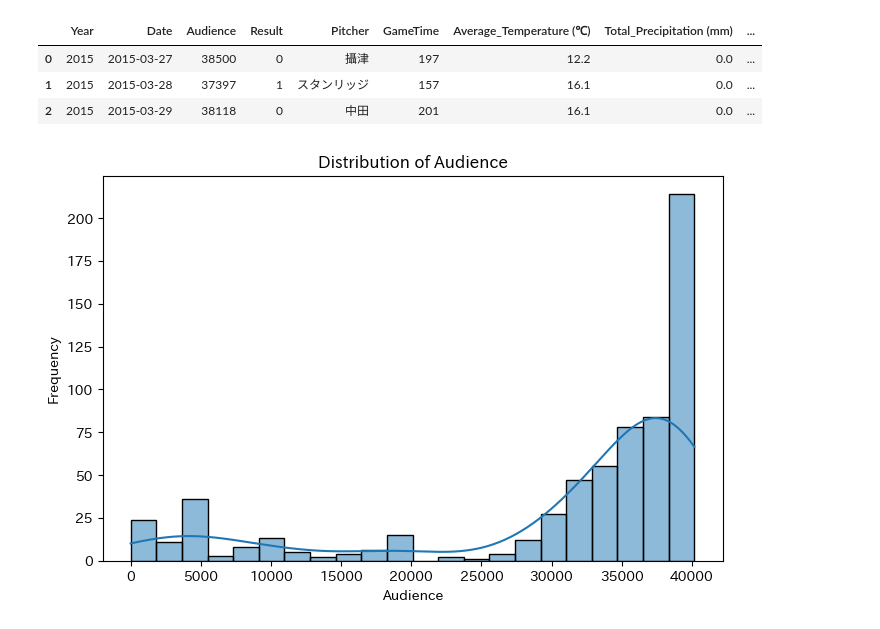
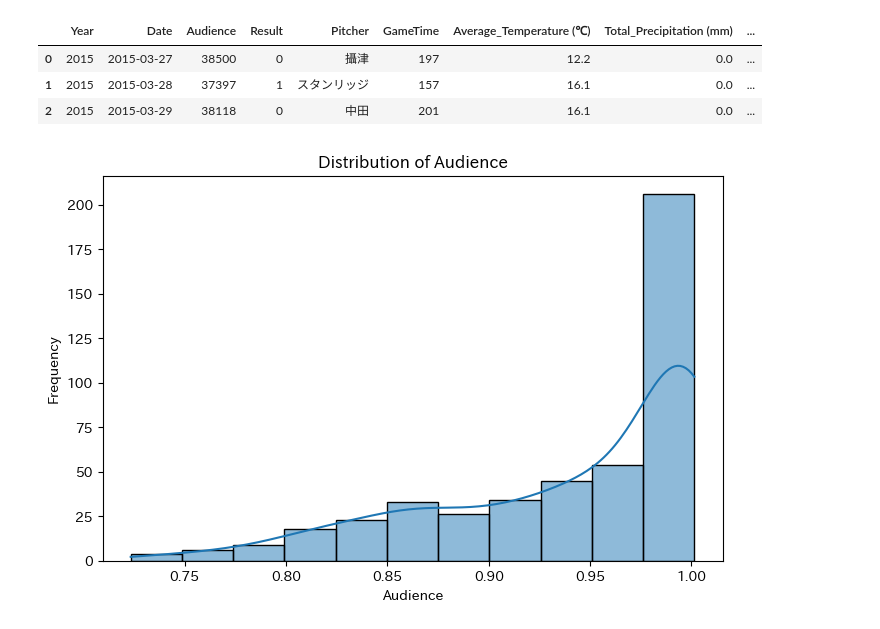
Before and after one commit to Doi-Ryota/NumberOfSpectatorsPrediction, a Jupyter notebook: notebook/04_exploratory_analysis.ipynb, the cells around one changed output. Saved outputs shown, nothing was run; the diff lists cells and outputs as text; code cells hidden in the pictures.

```diff
--- a/notebook/04_exploratory_analysis.ipynb
+++ b/notebook/04_exploratory_analysis.ipynb
@@ -7,6 +11,7 @@ import matplotlib.dates as mdates
 pd.set_option("display.max_columns",None)
 # %%
 df = pd.read_csv(r"..\data\df_featured.csv")
+df = df[~(df["Year"].isin([2020,2021,2022]))]
 df.head(3)
 # %% [output]
 |  | Year | Date | Audience | Result | Pitcher | GameTime | Average_Temperature (℃) | Total_Precipitation (mm) | ... |
@@ -16,13 +21,13 @@ df.head(3)
 # %%
 # 1. 観客数の分布
 plt.figure(figsize=(8, 5))
-sns.histplot(df['Audience'], kde=True)
+sns.histplot(df['occupancy'], kde=True)
 plt.title('Distribution of Audience')
 plt.xlabel('Audience')
 plt.ylabel('Frequency')
 plt.show()
 # %% [output]
-[figure, old version]
+[figure, new version]
 # %%
 # 2. 年ごとの観客数の推移
 plt.figure(figsize=(8, 5))
```
Also changed, not shown: parts of 8 cells of this notebook, 1 other file.
